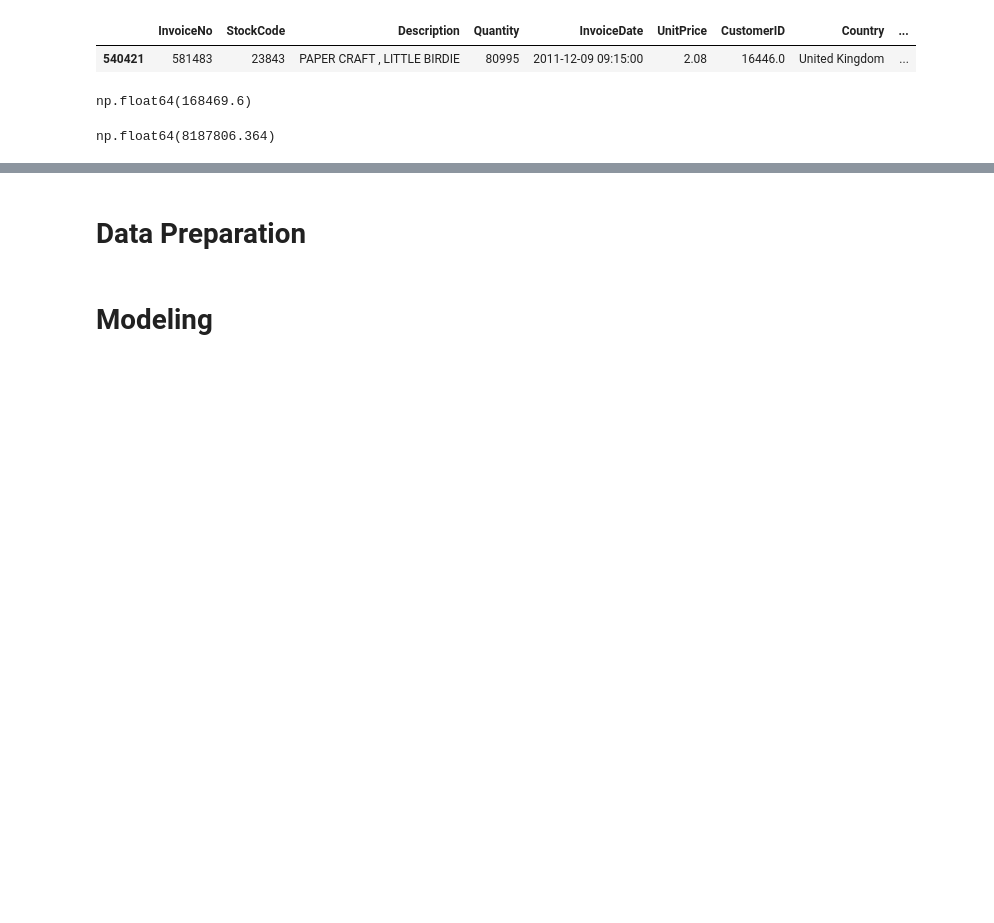
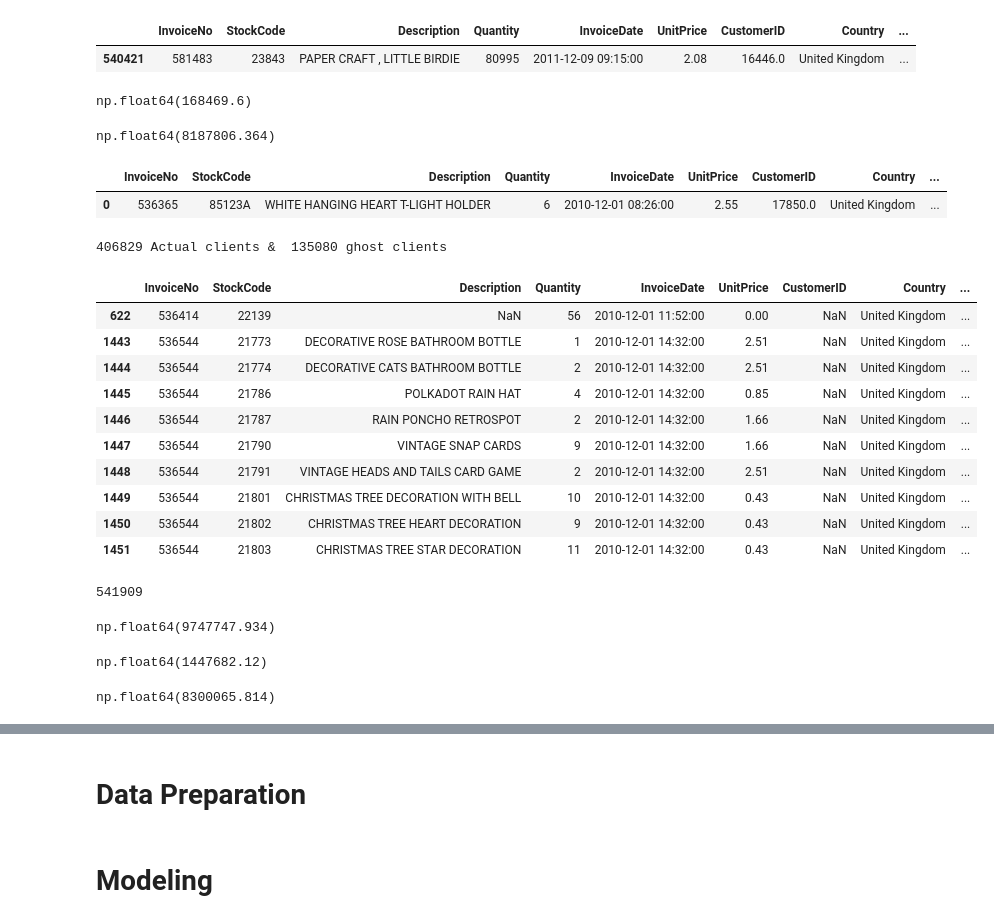
Before and after one commit to JosephRidge/Data-tool101, a Jupyter notebook: app.ipynb, the cells around one changed output, grey strips where cells are left out. Saved outputs shown, nothing was run; the diff lists cells and outputs as text; code cells hidden in the pictures; blank space fills up the shorter version.

```diff
--- a/app.ipynb
+++ b/app.ipynb
@@ -222,3 +222,10 @@ np.float64(168469.6)
 uk_df["totalAmountSpent"].sum()
 # %% [output]
 np.float64(8187806.364)
+# %%
+df.head(1)
+# %% [output]
+|  | InvoiceNo | StockCode | Description | Quantity | InvoiceDate | UnitPrice | CustomerID | Country | ... |
+| 0 | 536365 | 85123A | WHITE HANGING HEART T-LIGHT HOLDER | 6 | 2010-12-01 08:26:00 | 2.55 | 17850.0 | United Kingdom | ... |
+# %%
+ghost_clients = df[df["CustomerID"].isnull()]
@@ -224,0 +235,34 @@ np.float64(8187806.364)
+# %%
+print(output)
+# %% [output]
+406829 Actual clients &  135080 ghost clients
+# %%
+ghost_clients.head(10)
+# %% [output]
+|  | InvoiceNo | StockCode | Description | Quantity | InvoiceDate | UnitPrice | CustomerID | Country | ... |
+| 622 | 536414 | 22139 | NaN | 56 | 2010-12-01 11:52:00 | 0.00 | NaN | United Kingdom | ... |
+| 1443 | 536544 | 21773 | DECORATIVE ROSE BATHROOM BOTTLE | 1 | 2010-12-01 14:32:00 | 2.51 | NaN | United Kingdom | ... |
+| 1444 | 536544 | 21774 | DECORATIVE CATS BATHROOM BOTTLE | 2 | 2010-12-01 14:32:00 | 2.51 | NaN | United Kingdom | ... |
+| 1445 | 536544 | 21786 | POLKADOT RAIN HAT | 4 | 2010-12-01 14:32:00 | 0.85 | NaN | United Kingdom | ... |
+| 1446 | 536544 | 21787 | RAIN PONCHO RETROSPOT | 2 | 2010-12-01 14:32:00 | 1.66 | NaN | United Kingdom | ... |
+| 1447 | 536544 | 21790 | VINTAGE SNAP CARDS | 9 | 2010-12-01 14:32:00 | 1.66 | NaN | United Kingdom | ... |
+| 1448 | 536544 | 21791 | VINTAGE HEADS AND TAILS CARD GAME | 2 | 2010-12-01 14:32:00 | 2.51 | NaN | United Kingdom | ... |
+| 1449 | 536544 | 21801 | CHRISTMAS TREE DECORATION WITH BELL | 10 | 2010-12-01 14:32:00 | 0.43 | NaN | United Kingdom | ... |
+| 1450 | 536544 | 21802 | CHRISTMAS TREE HEART DECORATION | 9 | 2010-12-01 14:32:00 | 0.43 | NaN | United Kingdom | ... |
+| 1451 | 536544 | 21803 | CHRISTMAS TREE STAR DECORATION | 11 | 2010-12-01 14:32:00 | 0.43 | NaN | United Kingdom | ... |
+# %%
+len(df["CustomerID"])
+# %% [output]
+541909
+# %%
+df["totalAmountSpent"].sum() # get total amount spent of the entire dataset
+# %% [output]
+np.float64(9747747.934)
+# %%
+ghost_clients["totalAmountSpent"].sum()# get total amount spent of the  ghost clients
+# %% [output]
+np.float64(1447682.12)
+# %%
+df["totalAmountSpent"].sum() - ghost_clients["totalAmountSpent"].sum()
+# %% [output]
+np.float64(8300065.814)
```
Also changed, not shown: parts of 12 cells of this notebook, 1 other file.
